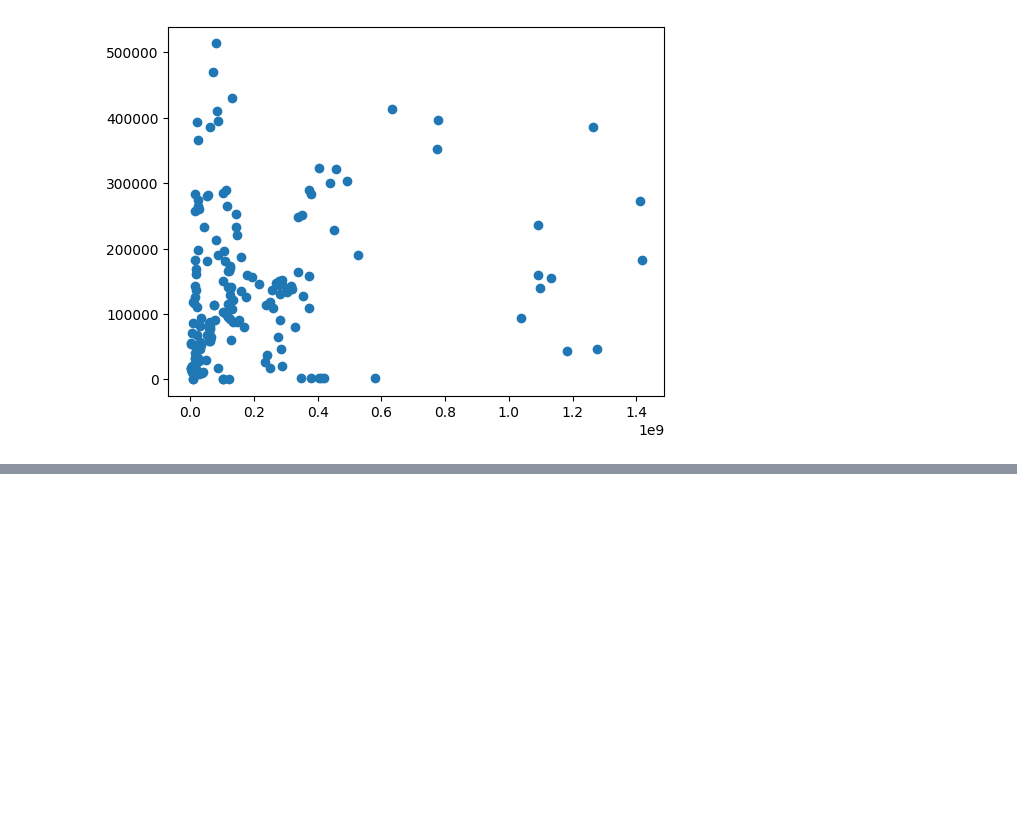
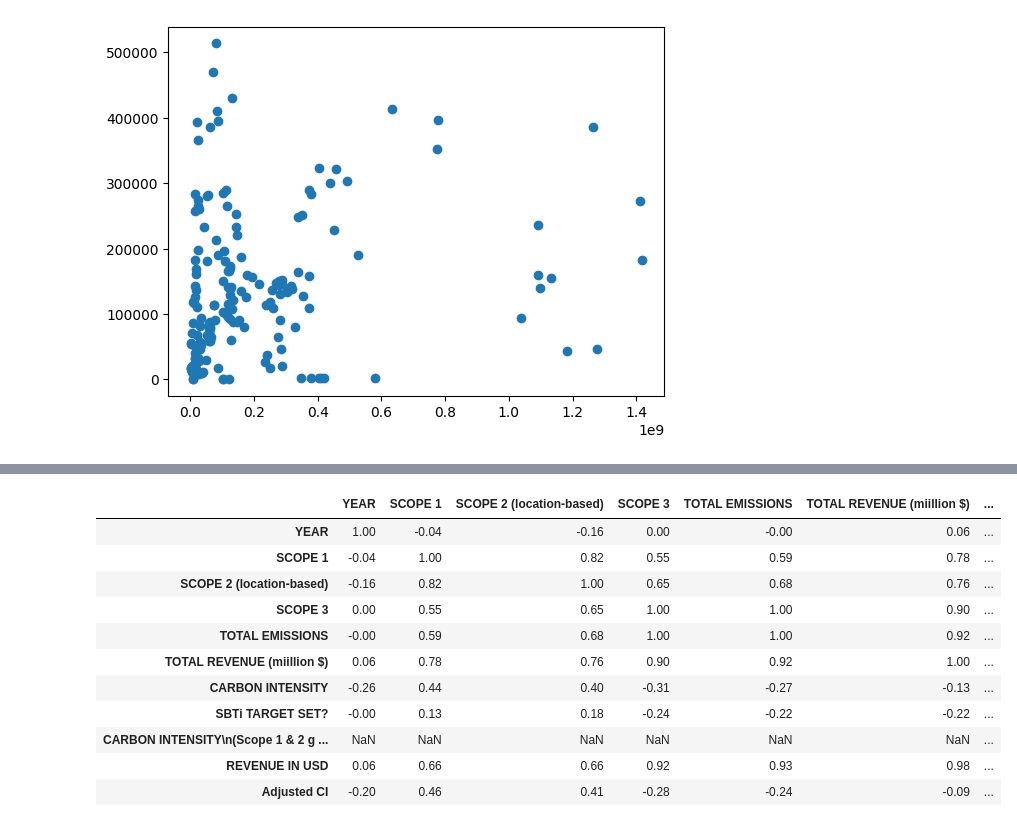
Before and after one commit to zcjanin/decarbonization-2024, a Jupyter notebook: Charts.ipynb, the cells around one changed output, grey strips where cells are left out. Drawn from its saved outputs; the diff is of its cells as text; code cells hidden in the pictures; blank space fills up the shorter version.

```diff
--- a/Charts.ipynb
+++ b/Charts.ipynb
@@ -143,0 +194,19 @@ sns.pairplot(hybrid)
+# %%
+food = sectors[sectors['SECTOR']=='Food & Agriculture']
+# %%
+food_corr = food.corr(numeric_only=True)
+# %%
+food_corr.round(2)
+# %% [output]
+|  | YEAR | SCOPE 1 | SCOPE 2 (location-based) | SCOPE 3 | TOTAL EMISSIONS | TOTAL REVENUE (miillion $) | ... |
+| YEAR | 1.00 | -0.04 | -0.16 | 0.00 | -0.00 | 0.06 | ... |
+| SCOPE 1 | -0.04 | 1.00 | 0.82 | 0.55 | 0.59 | 0.78 | ... |
+| SCOPE 2 (location-based) | -0.16 | 0.82 | 1.00 | 0.65 | 0.68 | 0.76 | ... |
+| SCOPE 3 | 0.00 | 0.55 | 0.65 | 1.00 | 1.00 | 0.90 | ... |
+| TOTAL EMISSIONS | -0.00 | 0.59 | 0.68 | 1.00 | 1.00 | 0.92 | ... |
+| TOTAL REVENUE (miillion $) | 0.06 | 0.78 | 0.76 | 0.90 | 0.92 | 1.00 | ... |
+| CARBON INTENSITY | -0.26 | 0.44 | 0.40 | -0.31 | -0.27 | -0.13 | ... |
+| SBTi TARGET SET? | -0.00 | 0.13 | 0.18 | -0.24 | -0.22 | -0.22 | ... |
+| CARBON INTENSITY\n(Scope 1 & 2 g ... | NaN | NaN | NaN | NaN | NaN | NaN | ... |
+| REVENUE IN USD | 0.06 | 0.66 | 0.66 | 0.92 | 0.93 | 0.98 | ... |
+| Adjusted CI | -0.20 | 0.46 | 0.41 | -0.28 | -0.24 | -0.09 | ... |
```
Also changed, not shown: parts of 4 cells of this notebook, 1 other file.
